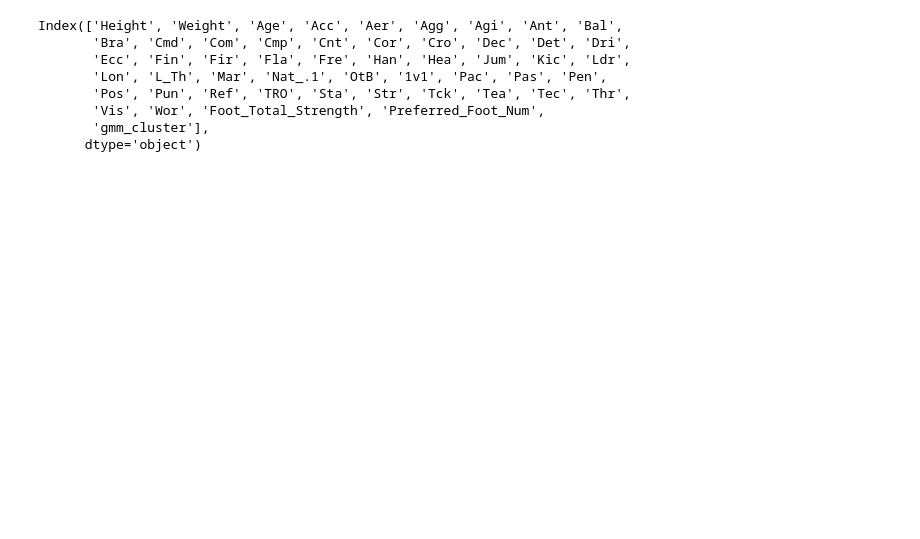
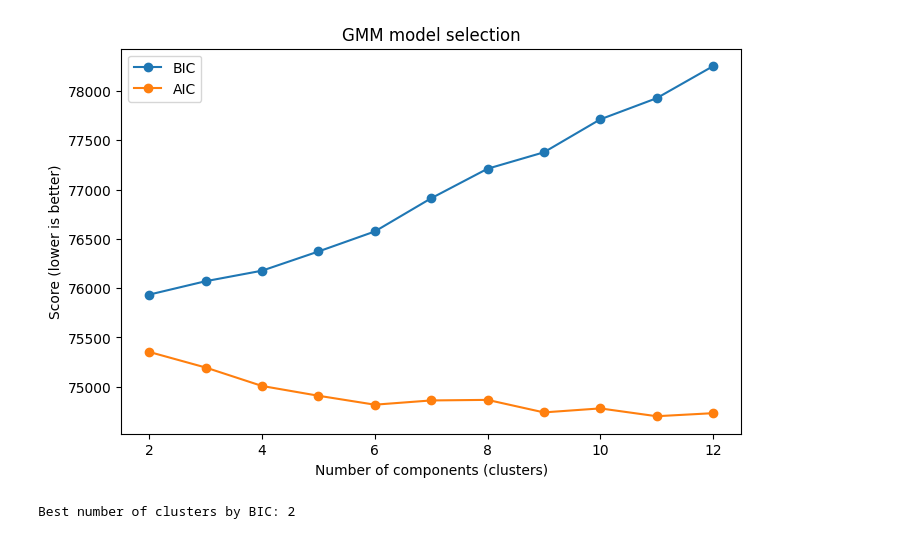
Before and after one commit to adityasharma624/Position-Specific-Role-Clustering-in-Football, a Jupyter notebook: notebooks/gmm.ipynb, the cells around one changed output. Saved outputs shown, nothing was run; the diff lists cells and outputs as text; code cells hidden in the pictures; blank space fills up the shorter version.

```diff
--- a/notebooks/gmm.ipynb
+++ b/notebooks/gmm.ipynb
@@ -84,11 +86,43 @@ plt.show()
 # %%
-df.columns
+X_model = X_p_sub
+
+ks = range(2, 13)
+bics = []
+aics = []
+
+for k in ks:
+    gmm_k = GaussianMixture(
+        n_components=k,
+        covariance_type='full',
+        random_state=42,
+        n_init=5
+    )
+    gmm_k.fit(X_model)
+    bics.append(gmm_k.bic(X_model))
+    aics.append(gmm_k.aic(X_model))
+
+# Plot BIC/AIC to see the elbow
+plt.figure(figsize=(8, 5))
+plt.plot(ks, bics, marker='o', label='BIC')
+plt.plot(ks, aics, marker='o', label='AIC')
+plt.xlabel("Number of components (clusters)")
+plt.ylabel("Score (lower is better)")
+plt.title("GMM model selection")
+plt.legend()
+plt.show()
+
+# Choose best k by minimum BIC
+best_k = ks[int(np.argmin(bics))]
+print("Best number of clusters by BIC:", best_k)
+
+best_gmm = GaussianMixture(
+    n_components=best_k,
+    covariance_type='full',
+    random_state=42,
+    n_init=5
+)
+best_labels = best_gmm.fit_predict(X_model)
+df['gmm_cluster'] = best_labels
 # %% [output]
+[figure, added]
-Index(['Height', 'Weight', 'Age', 'Acc', 'Aer', 'Agg', 'Agi', 'Ant', 'Bal',
-       'Bra', 'Cmd', 'Com', 'Cmp', 'Cnt', 'Cor', 'Cro', 'Dec', 'Det', 'Dri',
-       'Ecc', 'Fin', 'Fir', 'Fla', 'Fre', 'Han', 'Hea', 'Jum', 'Kic', 'Ldr',
-       'Lon', 'L_Th', 'Mar', 'Nat_.1', 'OtB', '1v1', 'Pac', 'Pas', 'Pen',
-       'Pos', 'Pun', 'Ref', 'TRO', 'Sta', 'Str', 'Tck', 'Tea', 'Tec', 'Thr',
-       'Vis', 'Wor', 'Foot_Total_Strength', 'Preferred_Foot_Num',
-       'gmm_cluster'],
-      dtype='object')
+Best number of clusters by BIC: 2
```
Also changed, not shown: parts of 10 cells of this notebook, 2 other files.
